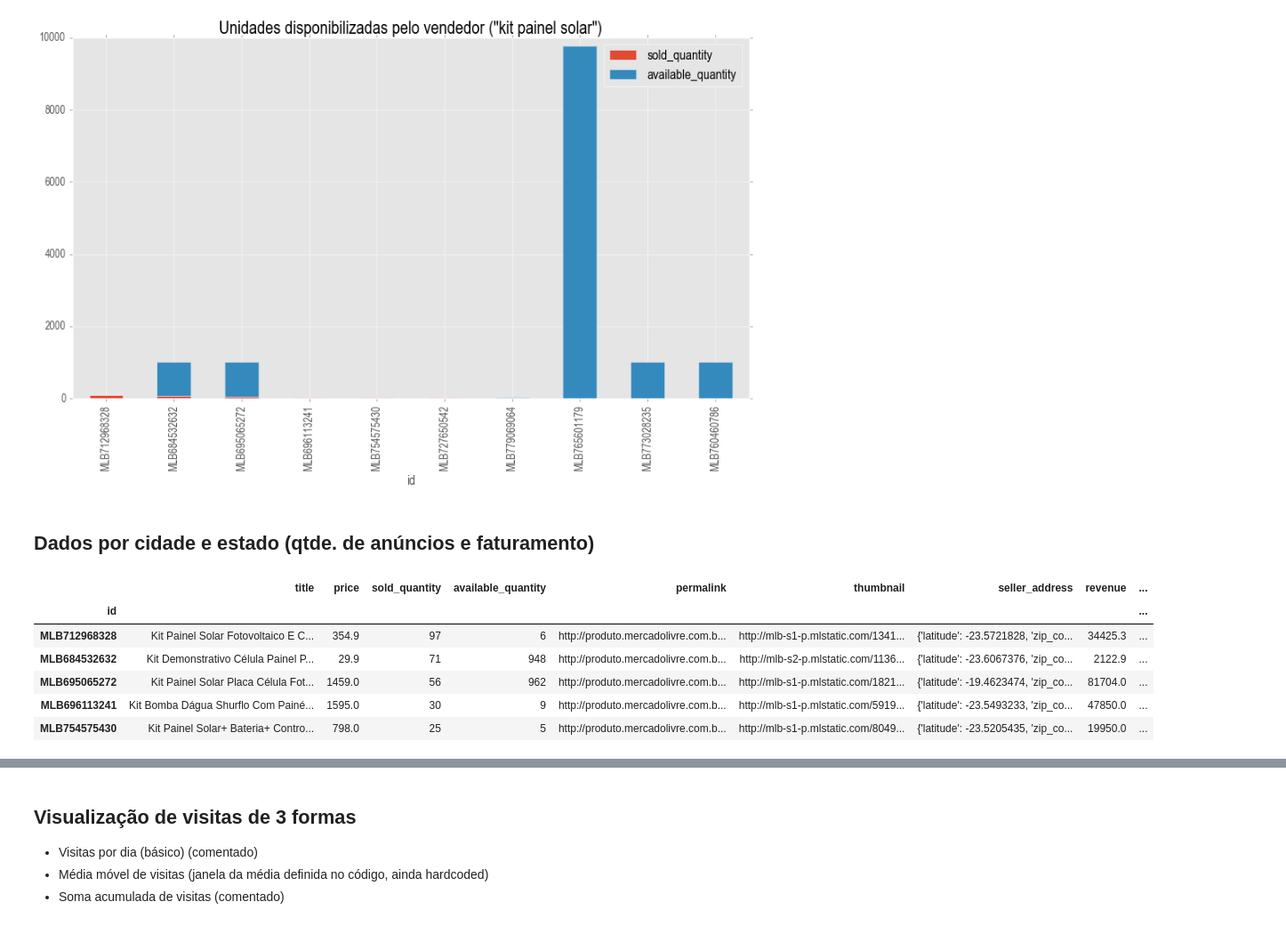
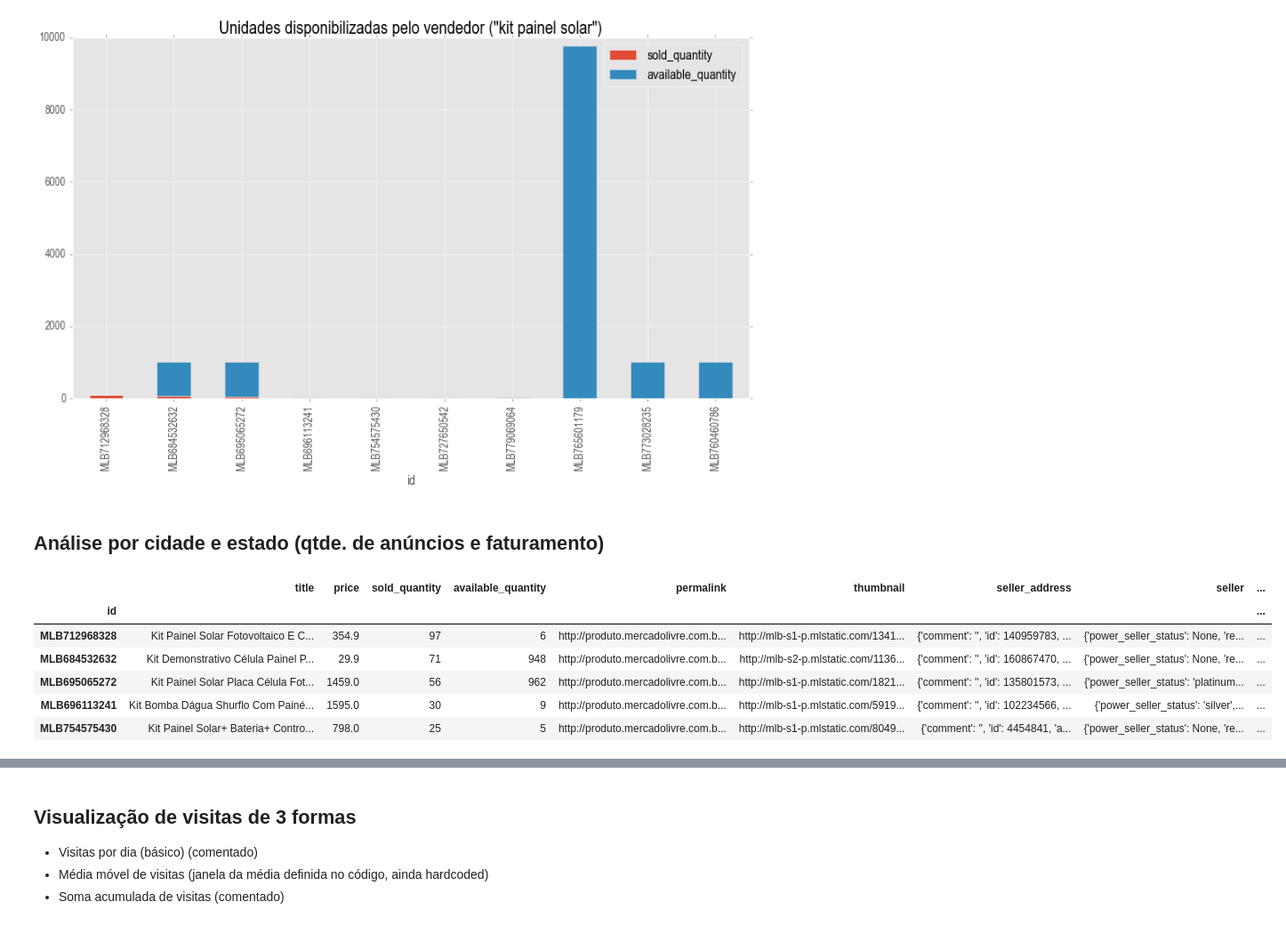
Before and after one commit to lpillmann/certi-mercadolivre, a Jupyter notebook: overview-from-query.ipynb, the cells around one changed output, grey strips where cells are left out. Shown at 89% size. Saved outputs shown, nothing was run; the diff lists cells and outputs as text; code cells hidden in the pictures.

```diff
--- a/overview-from-query.ipynb
+++ b/overview-from-query.ipynb
@@ -67,5 +69,5 @@ Buscando por "kit painel solar"...
 # %%
-df = df[["id", "title", "price", "sold_quantity", "available_quantity", "permalink", "thumbnail", "seller_address"]] # gets only interesting columns
+df = df[["id", "title", "price", "sold_quantity", "available_quantity", "permalink", "thumbnail", "seller_address", "seller"]] # gets only interesting columns
 
 # sorts items by sold quantity and deletes duplicates with less sales (assuming they'd be 0)
 df = df.sort_values(by="sold_quantity", ascending=False)
@@ -157,29 +159,35 @@ plt.title('Unidades disponibilizadas pelo vendedor ("' + query + '")', fontsize=
 <matplotlib.text.Text at 0x...>
 [figure]
 # %% [markdown]
-## Dados por cidade e estado (qtde. de anúncios e faturamento)
+## Análise por cidade e estado (qtde. de anúncios e faturamento)
 # %%
 # location and stuff...
 
 df2 = df # creates copy to play with
 
+# extracting info from json/dict objects in cells
+
 cities = [] # empty list to hold city names
 states = [] # empty list to hold state names
+sellers =[] # empty list to hold sellers ids
+
 for index, row in df2.iterrows():
     cities.append(row['seller_address']['city']['name'])
     states.append(row['seller_address']['state']['name'])
+    sellers.append(row['seller']['id'])
 
 df2['city'] = cities
 df2['state'] = states
+df2['seller_id'] = sellers
 df2.head()
 # %% [output]
-|  | title | price | sold_quantity | available_quantity | permalink | thumbnail | seller_address | revenue | ... |
+|  | title | price | sold_quantity | available_quantity | permalink | thumbnail | seller_address | seller | ... |
 | id |  |  |  |  |  |  |  |  | ... |
-| MLB712968328 | Kit Painel Solar Fotovoltaico E C... | 354.9 | 97 | 6 | http://produto.mercadolivre.com.b... | http://mlb-s1-p.mlstatic.com/1341... | {'latitude': -23.5721828, 'zip_co... | 34425.3 | ... |
-| MLB684532632 | Kit Demonstrativo Célula Painel P... | 29.9 | 71 | 948 | http://produto.mercadolivre.com.b... | http://mlb-s2-p.mlstatic.com/1136... | {'latitude': -23.6067376, 'zip_co... | 2122.9 | ... |
-| MLB695065272 | Kit Painel Solar Placa Célula Fot... | 1459.0 | 56 | 962 | http://produto.mercadolivre.com.b... | http://mlb-s1-p.mlstatic.com/1821... | {'latitude': -19.4623474, 'zip_co... | 81704.0 | ... |
-| MLB696113241 | Kit Bomba Dágua Shurflo Com Painé... | 1595.0 | 30 | 9 | http://produto.mercadolivre.com.b... | http://mlb-s1-p.mlstatic.com/5919... | {'latitude': -23.5493233, 'zip_co... | 47850.0 | ... |
-| MLB754575430 | Kit Painel Solar+ Bateria+ Contro... | 798.0 | 25 | 5 | http://produto.mercadolivre.com.b... | http://mlb-s1-p.mlstatic.com/8049... | {'latitude': -23.5205435, 'zip_co... | 19950.0 | ... |
+| MLB712968328 | Kit Painel Solar Fotovoltaico E C... | 354.9 | 97 | 6 | http://produto.mercadolivre.com.b... | http://mlb-s1-p.mlstatic.com/1341... | {'comment': '', 'id': 140959783, ... | {'power_seller_status': None, 're... | ... |
+| MLB684532632 | Kit Demonstrativo Célula Painel P... | 29.9 | 71 | 948 | http://produto.mercadolivre.com.b... | http://mlb-s2-p.mlstatic.com/1136... | {'comment': '', 'id': 160867470, ... | {'power_seller_status': None, 're... | ... |
+| MLB695065272 | Kit Painel Solar Placa Célula Fot... | 1459.0 | 56 | 962 | http://produto.mercadolivre.com.b... | http://mlb-s1-p.mlstatic.com/1821... | {'comment': '', 'id': 135801573, ... | {'power_seller_status': 'platinum... | ... |
+| MLB696113241 | Kit Bomba Dágua Shurflo Com Painé... | 1595.0 | 30 | 9 | http://produto.mercadolivre.com.b... | http://mlb-s1-p.mlstatic.com/5919... | {'comment': '', 'id': 102234566, ... | {'power_seller_status': 'silver',... | ... |
+| MLB754575430 | Kit Painel Solar+ Bateria+ Contro... | 798.0 | 25 | 5 | http://produto.mercadolivre.com.b... | http://mlb-s1-p.mlstatic.com/8049... | {'comment': '', 'id': 4454841, 'a... | {'power_seller_status': None, 're... | ... |
 # %%
 # plots itens by cities
 
```
Also changed, not shown: parts of 18 cells of this notebook.
